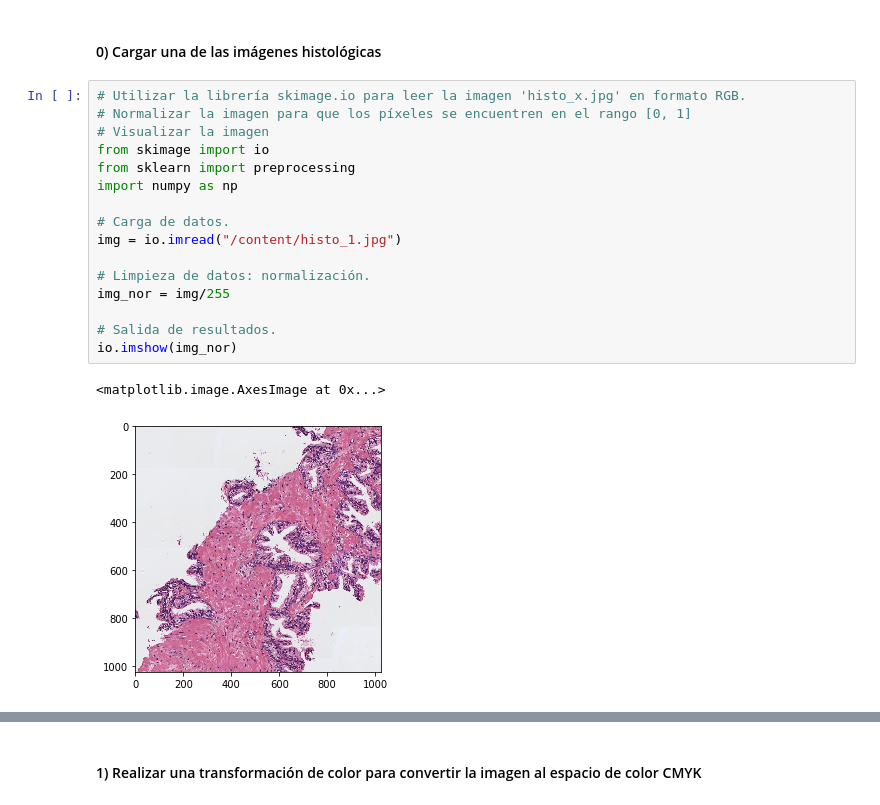
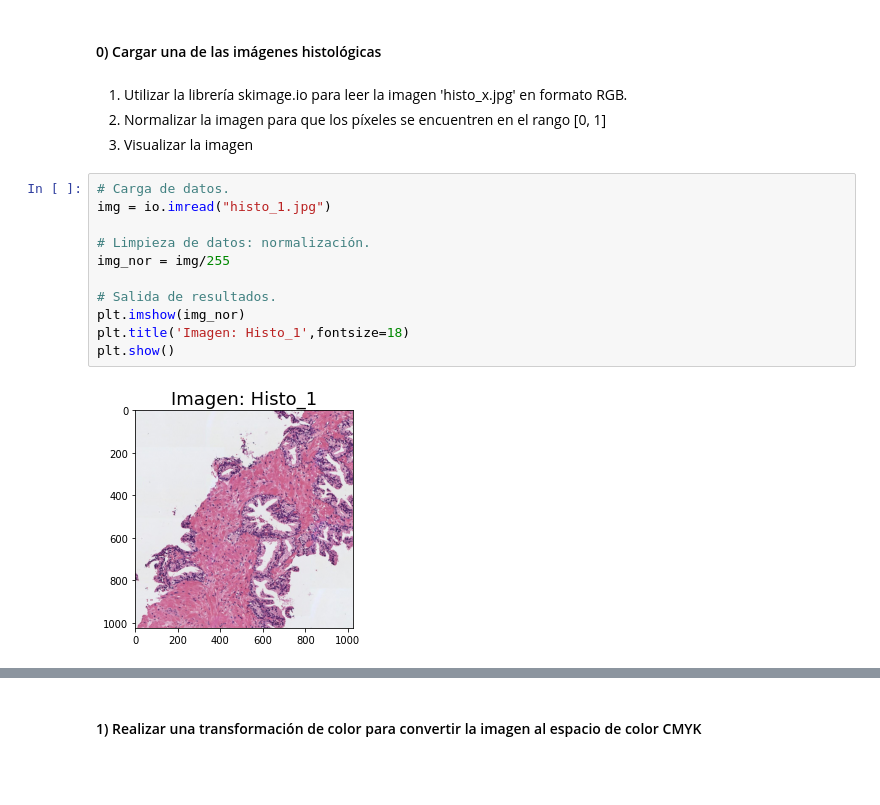
Before and after one commit to mariachurches/AprendizajeSupervisado, a Jupyter notebook: Enunciado_C1_P1/Actividad_C1_P1.ipynb, the cells around one changed output, grey strips where cells are left out. Drawn from its saved outputs; the diff is of its cells as text; blank space fills up the shorter version.

```diff
--- a/Enunciado_C1_P1/Actividad_C1_P1.ipynb
+++ b/Enunciado_C1_P1/Actividad_C1_P1.ipynb
@@ -5,21 +18,19 @@
 # %% [markdown]
 #### 0) Cargar una de las imágenes histológicas
-# %%
-# Utilizar la librería skimage.io para leer la imagen 'histo_x.jpg' en formato RGB.
-# Normalizar la imagen para que los píxeles se encuentren en el rango [0, 1]
-# Visualizar la imagen
-from skimage import io
-from sklearn import preprocessing
-import numpy as np
-
-# Carga de datos.
-img = io.imread("/content/histo_1.jpg")
-
-# Limpieza de datos: normalización.
-img_nor = img/255
-
-# Salida de resultados.
-io.imshow(img_nor)
-# %% [output]
-<matplotlib.image.AxesImage at 0x...>
-[figure, removed]
+# %% [markdown]
+1.   Utilizar la librería skimage.io para leer la imagen 'histo_x.jpg' en formato RGB.
+2.   Normalizar la imagen para que los píxeles se encuentren en el rango [0, 1]
+3. Visualizar la imagen
+# %%
+# Carga de datos.
+img = io.imread("histo_1.jpg")
+
+# Limpieza de datos: normalización.
+img_nor = img/255
+
+# Salida de resultados.
+plt.imshow(img_nor)
+plt.title('Imagen: Histo_1',fontsize=18)
+plt.show()
+# %% [output]
+[figure, added]
```
Also changed, not shown: parts of 41 cells of this notebook.
